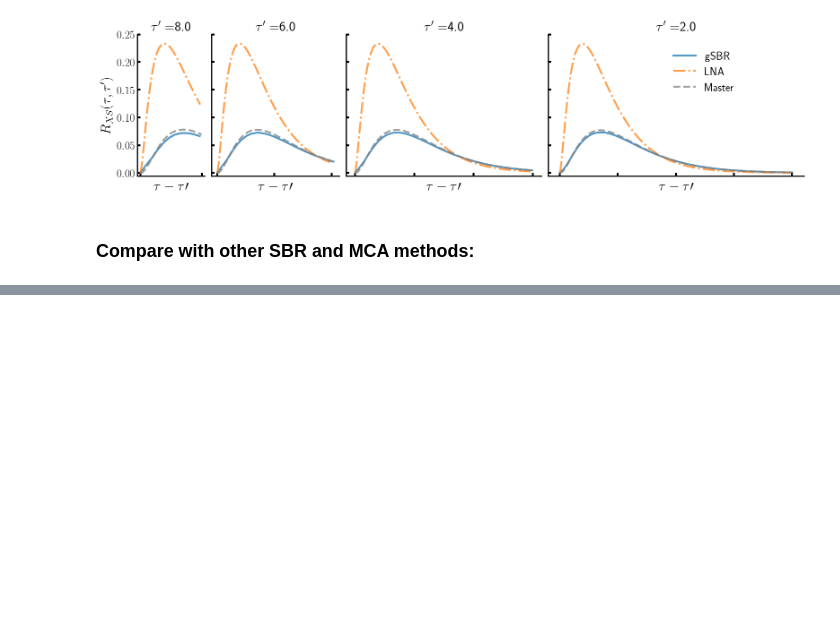
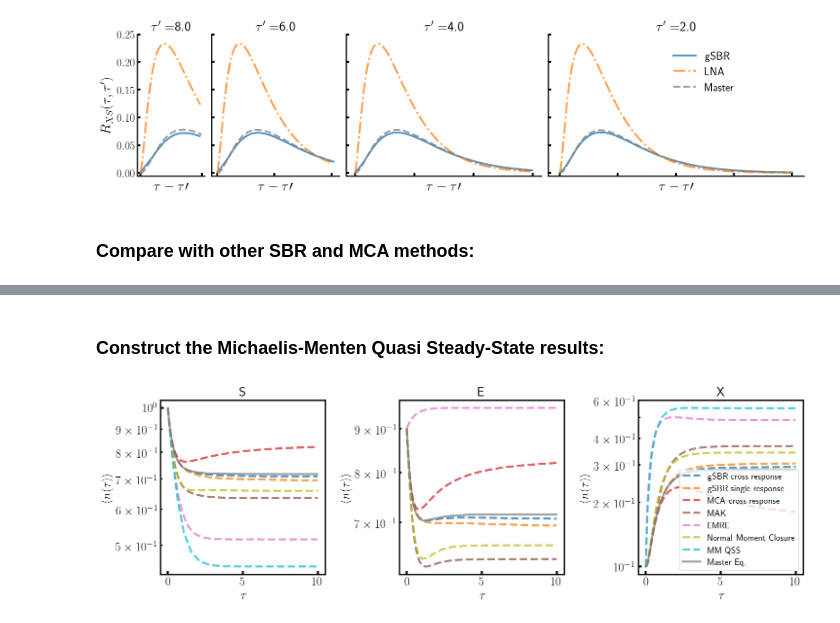
Before and after one commit to btemoshir/Achedmy.jl, a Jupyter notebook: examples/enzyme_kinetics.ipynb, the cells around one changed output, grey strips where cells are left out. Saved outputs shown, nothing was run; the diff lists cells and outputs as text; code cells hidden in the pictures; blank space fills up the shorter version.

```diff
--- a/examples/enzyme_kinetics.ipynb
+++ b/examples/enzyme_kinetics.ipynb
@@ -1112,3 +1111,5 @@ gcf()
 #TODO: Add MM QSS and compare
 # %% [markdown]
 ### Compare with other SBR and MCA methods:
+# %%
+alpha_range = [1.]
@@ -1271,0 +1388,11 @@ end
+# %%
+using CSV
+using DataFrames
+# Read the CSV file
+df = CSV.read("../data/enzyme/enzyme_means_variances.csv", DataFrame)
+
+# Display basic information about the data
+println("Data shape: $(size(df))")
+println("\nColumn names: $(names(df))")
+println("\nFirst few rows:")
+first(df, 10)
@@ -1271,0 +1418,2 @@ end
+# %% [markdown]
+### Construct the Michaelis-Menten Quasi Steady-State results:
@@ -1272,36 +1461,58 @@ end
 # %%
 plot_idx = 1
-plot_idx_master = 4
+plot_idx_sbr = 3
+plot_idx_master = 7
+
+df_subset = df[df.k_f .== 1.0, :]
+
 color = plt.rcParams["axes.prop_cycle"].by_key()["color"]
 figure(figsize=(15,5))
-for j in range(1,length(species(gene_system)))
+for j in range(1,length(species(enzyme_system)))
     if j == 3
         continue
     end
     if j == 4
         subplot(1,3,j-1)
     else
         subplot(1,3,j)
     end
-    plot(SOL[plot_idx].t,VAR[plot_idx].μ[j,:],label="gSBR cross response",color=color[1],alpha=0.75,linestyle="--")
+    plot(SOL[plot_idx_sbr].t,VAR[plot_idx_sbr].μ[j,:],label="gSBR cross response",color=color[1],alpha=0.75,linestyle="--")
     plot(SOL_single_gSBR[plot_idx].t,VAR_single_gSBR[plot_idx].μ[j,:],label="gSBR single response",color=color[2],alpha=0.75,linestyle="--")
-    plot(SOL_singleSBR[plot_idx].t,VAR_singleSBR[plot_idx].μ[j,:],label="SBR single response",color=color[3],alpha=0.75,linestyle="--")
+    # plot(SOL_singleSBR[plot_idx].t,VAR_singleSBR[plot_idx].μ[j,:],label="SBR single response",color=color[3],alpha=0.75,linestyle="--")
     plot(SOL_crossMCA[plot_idx].t,VAR_crossMCA[plot_idx].μ[j,:],label="MCA cross response",color=color[4],alpha=0.75,linestyle="--")
-    plot(SOL_singleMCA[plot_idx].t,VAR_singleMCA[plot_idx].μ[j,:],label="MCA single response",color=color[5],alpha=0.75,linestyle="--")
-    plot(SOL_mak[plot_idx].t, VAR_mak[plot_idx].μ[j,:],label="MAK",color=color[6],alpha=0.75,linestyle="--")
+    # plot(SOL_singleMCA[plot_idx].t,VAR_singleMCA[plot_idx].μ[j,:],label="MCA single response",color=color[5],alpha=0.75,linestyle="--")
+    plot(SOL_mak[plot_idx_sbr].t, VAR_mak[plot_idx_sbr].μ[j,:],label="MAK",color=color[6],alpha=0.75,linestyle="--")
     plot(EMRE[plot_idx_master].timeGrid, EMRE[plot_idx_master].y[j,:],label="EMRE",color=color[7],alpha=0.75,linestyle="--")
+
+    if j == 1
+        plot(df_subset.time, df_subset.S_mean, label="Normal Moment Closure", color=color[9], alpha=0.75, linestyle="--")
+    elseif j == 2
+        plot(df_subset.time, df_subset.E_mean, label="Normal Moment Closure", color=color[9], alpha=0.75, linestyle="--")
+    else
+        plot(df_subset.time, df_subset.X_mean, label="Normal Moment Closure", color=color[9], alpha=0.75, linestyle="--")
+    end
+
+    if j == 1
+        plot(QSS[plot_idx_sbr].t, [QSS[plot_idx_sbr].u[i][1] for i in 1:length(QSS[plot_idx_sbr].t)], label="MM QSS", color=color[10], alpha=0.75, linestyle="--")
+    elseif j == 4
+        plot(QSS[plot_idx_sbr].t, [QSS[plot_idx_sbr].u[i][2] for i in 1:length(QSS[plot_idx_sbr].t)], label="MM QSS", color=color[10], alpha=0.75, linestyle="--")
+    end
+
     plot(Master[plot_idx_master].timeGrid, Master[plot_idx_master].y[j,:],label="Master Eq.",color=color[8],alpha=0.75,linestyle="-")
+
     if j == 1
         title("S")
     elseif j == 2
         title("E")
     else
         title("X")
     end
     yscale("log")
     xlabel(L"$\tau$")
     ylabel(L"$\langle n(\tau)\rangle$")
 end
 legend()
 
 gcf()
+# %% [output]
+[figure, added]
```
Also changed, not shown: parts of 19 cells of this notebook, 5 other files.
